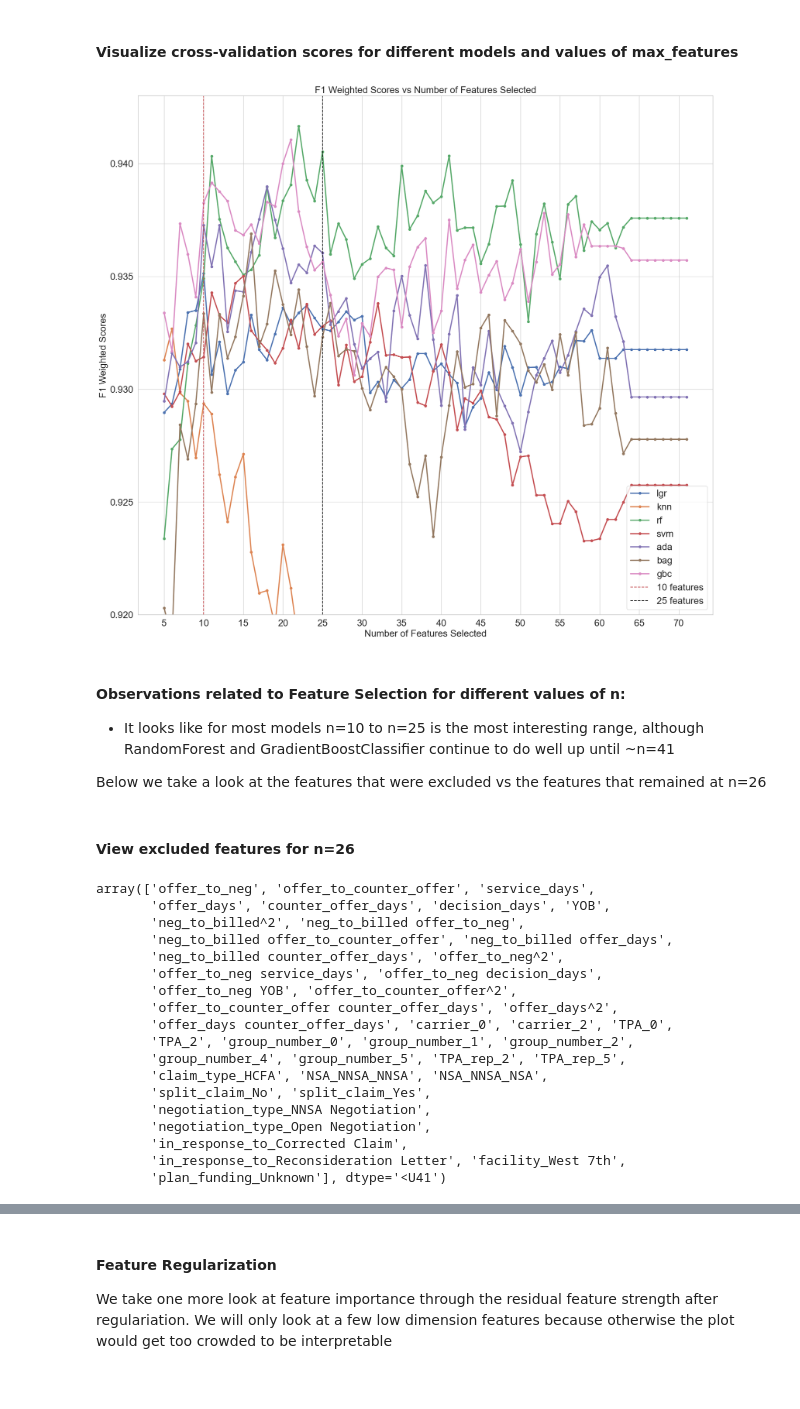
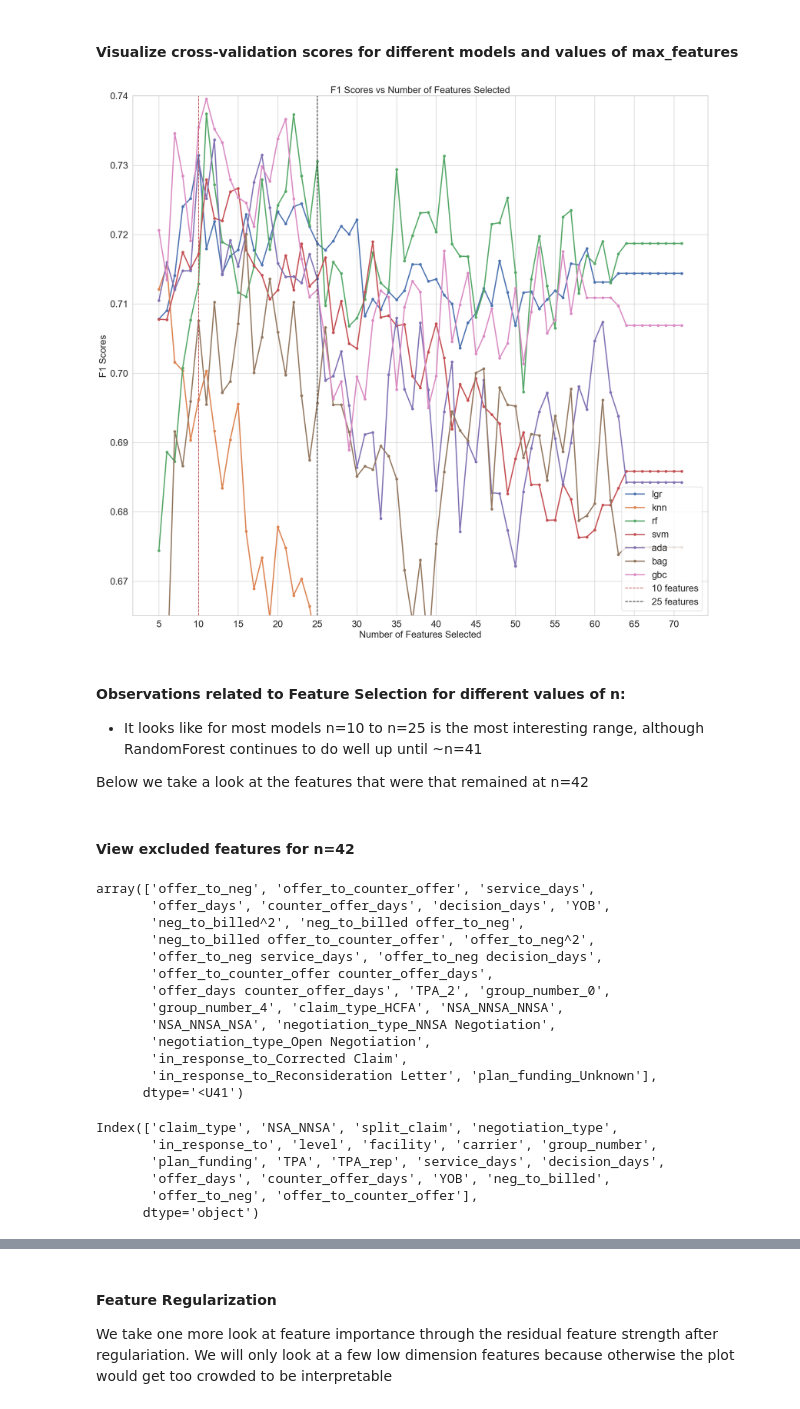
Before and after one commit to marchofnines/negotiations, a Jupyter notebook: 2_FE_capstone.ipynb, the cells around one changed output, grey strips where cells are left out. Cells and saved outputs as stored; diff of their text form; code cells hidden in the pictures.

```diff
--- a/2_FE_capstone.ipynb
+++ b/2_FE_capstone.ipynb
@@ -57,3 +59,8 @@ pp.mystats(X, nulls_only=True)
+# %%
+scoring_metrics = {
+    'f1': make_scorer(f1_score, average='binary', pos_label='Accepted', zero_division=0.0),
+    'precision': make_scorer(precision_score, average='binary', pos_label='Accepted', zero_division=0.0)
+}
 # %% [markdown]
 ### Dummy Classifier
 # %%
@@ -328,7 +335,7 @@ for model_name, model in simple_models.items():
         sfm_cv_pipe.fit(X_train, y_train)
 
         #Calculate CV Score
-        scores.append(cross_val_score(sfm_cv_pipe, X_test, y_test, scoring='f1_weighted', cv=5).mean())
+        scores.append(cross_val_score(sfm_cv_pipe, X_test, y_test, scoring=scoring_metrics['f1'], cv=5).mean())
         n_indices.append(n)
     sfm_scores[model_name]=scores
     sfm_scores.index=n_indices
@@ -351,50 +358,43 @@ Calculating scores for: gbc
 # %%
 lower_bound=10
 upper_bound=25
 
 # Set figure size, style and common font size for labels and ticks
 plt.figure(figsize=(22, 20))
 sns.set(style="whitegrid", font_scale=1)
 common_fontsize = 20
 
 #Plot classifier scores vs n_features_to_select
-"""plt.plot(sfm_scores.index, sfm_scores['lgr'], label='lgr', marker='o', linewidth=2.5, markersize=5)
-plt.plot(sfm_scores.index, sfm_scores['knn'], label='knn', marker='o', linewidth=2.5, markersize=5)
-plt.plot(sfm_scores.index, sfm_scores['rf'], label='rf', marker='o', linewidth=2.5, markersize=5)
-plt.plot(sfm_scores.index, sfm_scores['svm'], label='svm', marker='o', linewidth=2.5, markersize=5)
-plt.plot(sfm_scores.index, sfm_scores['ada'], label='ada', marker='o', linewidth=2.5, markersize=5)
-plt.plot(sfm_scores.index, sfm_scores['bag'], label='bag', marker='o', linewidth=2.5, markersize=5)
-plt.plot(sfm_scores.index, sfm_scores['gbc'], label='gbc', marker='o', linewidth=2.5, markersize=5)"""
 for column in sfm_scores.columns:
     plt.plot(sfm_scores.index[sfm_scores.index <= 71], sfm_scores[column][sfm_scores.index <= 71], label=column, marker='o', linewidth=2.5, markersize=5)
 
 plt.axvline(x=lower_bound, color='r', linestyle='--', label=f'{lower_bound} features')
 plt.axvline(x=upper_bound, color='k', linestyle='--', label=f'{upper_bound} features')
-plt.title('F1 Weighted Scores vs Number of Features Selected', fontsize=common_fontsize)
-plt.ylabel('F1 Weighted Scores',fontsize=common_fontsize)
+plt.title('F1 Scores vs Number of Features Selected', fontsize=common_fontsize)
+plt.ylabel('F1 Scores',fontsize=common_fontsize)
 plt.xlabel('Number of Features Selected',fontsize=common_fontsize)
 plt.xticks(np.arange(5, 75, 5),fontsize=common_fontsize)
 plt.yticks(fontsize=common_fontsize)
-plt.ylim(0.92, 0.943)
+plt.ylim(0.665, 0.74)
 plt.legend(loc=(0.85, 0.01), fontsize=common_fontsize)
 
 plt.show()
 # %% [output]
-[figure, old version]
+[figure, new version]
 # %% [markdown]
 #### Observations related to  Feature Selection for different values of n:
-- It looks like for most models n=10 to n=25 is the most interesting range, although RandomForest and GradientBoostClassifier continue to do well up until ~n=41
+- It looks like for most models n=10 to n=25 is the most interesting range, although RandomForest continues to do well up until ~n=41
 
-Below we take a look at the features that were excluded vs the features that remained at n=26
+Below we take a look at the features that were that remained at n=42
 # %% [markdown]
-#### View excluded features for n=26
+#### View excluded features for n=42
 # %%
 cv_baseline_pipe = ImbPipeline([
             ('transformer', baseline_cv_transformer),
             ('over', SMOTE(random_state=42)),
             ('under', RandomUnderSampler(random_state=42)),
             ('scaler', RobustScaler()),
-            ('selector', SelectFromModel(max_features=42,
+            ('selector', SelectFromModel(max_features=26,
                              estimator=LogisticRegression(penalty='l1', C=1, solver='liblinear',
                                                           max_iter=5_000, random_state=rs, n_jobs=1))),
             #('clf', LogisticRegression(max_iter=1000, random_state=rs, n_jobs=1))
@@ -407,19 +407,23 @@ selected_features
 array(['offer_to_neg', 'offer_to_counter_offer', 'service_days',
        'offer_days', 'counter_offer_days', 'decision_days', 'YOB',
        'neg_to_billed^2', 'neg_to_billed offer_to_neg',
-       'neg_to_billed offer_to_counter_offer', 'neg_to_billed offer_days',
-       'neg_to_billed counter_offer_days', 'offer_to_neg^2',
+       'neg_to_billed offer_to_counter_offer', 'offer_to_neg^2',
        'offer_to_neg service_days', 'offer_to_neg decision_days',
-       'offer_to_neg YOB', 'offer_to_counter_offer^2',
-       'offer_to_counter_offer counter_offer_days', 'offer_days^2',
-       'offer_days counter_offer_days', 'carrier_0', 'carrier_2', 'TPA_0',
-       'TPA_2', 'group_number_0', 'group_number_1', 'group_number_2',
-       'group_number_4', 'group_number_5', 'TPA_rep_2', 'TPA_rep_5',
-       'claim_type_HCFA', 'NSA_NNSA_NNSA', 'NSA_NNSA_NSA',
-       'split_claim_No', 'split_claim_Yes',
-       'negotiation_type_NNSA Negotiation',
+       'offer_to_counter_offer counter_offer_days',
+       'offer_days counter_offer_days', 'TPA_2', 'group_number_0',
+       'group_number_4', 'claim_type_HCFA', 'NSA_NNSA_NNSA',
+       'NSA_NNSA_NSA', 'negotiation_type_NNSA Negotiation',
        'negotiation_type_Open Negotiation',
        'in_response_to_Corrected Claim',
-       'in_response_to_Reconsideration Letter', 'facility_West 7th',
-       'plan_funding_Unknown'], dtype='<U41')
+       'in_response_to_Reconsideration Letter', 'plan_funding_Unknown'],
+      dtype='<U41')
+# %%
+X.columns
+# %% [output]
+Index(['claim_type', 'NSA_NNSA', 'split_claim', 'negotiation_type',
+       'in_response_to', 'level', 'facility', 'carrier', 'group_number',
+       'plan_funding', 'TPA', 'TPA_rep', 'service_days', 'decision_days',
+       'offer_days', 'counter_offer_days', 'YOB', 'neg_to_billed',
+       'offer_to_neg', 'offer_to_counter_offer'],
+      dtype='object')
 # %% [markdown]
```
Also changed, not shown: parts of 15 cells of this notebook, 49 other files.
